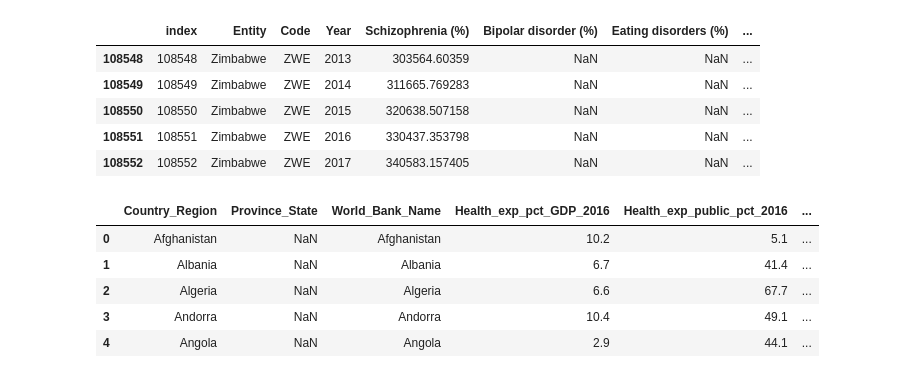
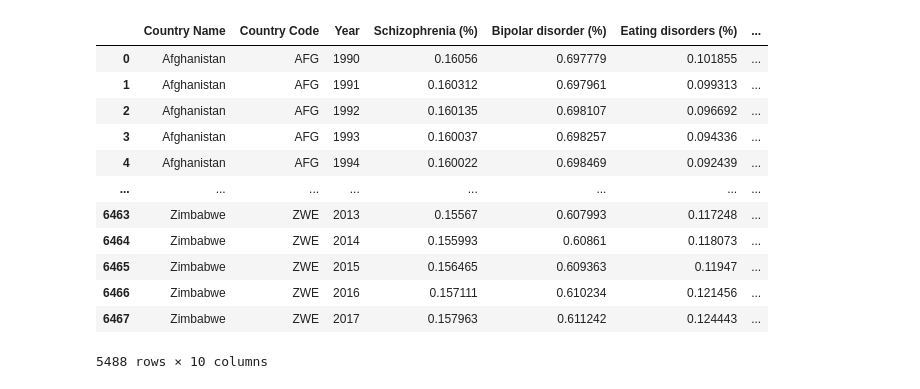
Before and after one commit to AaronCMC/Project_1, a Jupyter notebook: test.ipynb, the cells around one changed output. Drawn from its saved outputs; the diff is of its cells as text; code cells hidden in the pictures.

Commit message:
dataset updates & ACMC Test.ipynb

```diff
--- a/test.ipynb
+++ b/test.ipynb
@@ -53,18 +5,39 @@ Mental_Disorders_df.head(500)
-# %%
-Mental_Disorders_df.tail()
-# %% [output]
-|  | index | Entity | Code | Year | Schizophrenia (%) | Bipolar disorder (%) | Eating disorders (%) | ... |
-| 108548 | 108548 | Zimbabwe | ZWE | 2013 | 303564.60359 | NaN | NaN | ... |
-| 108549 | 108549 | Zimbabwe | ZWE | 2014 | 311665.769283 | NaN | NaN | ... |
-| 108550 | 108550 | Zimbabwe | ZWE | 2015 | 320638.507158 | NaN | NaN | ... |
-| 108551 | 108551 | Zimbabwe | ZWE | 2016 | 330437.353798 | NaN | NaN | ... |
-| 108552 | 108552 | Zimbabwe | ZWE | 2017 | 340583.157405 | NaN | NaN | ... |
-# %%
-World_Bank_df.head()
-# %% [output]
-|  | Country_Region | Province_State | World_Bank_Name | Health_exp_pct_GDP_2016 | Health_exp_public_pct_2016 | ... |
-| 0 | Afghanistan | NaN | Afghanistan | 10.2 | 5.1 | ... |
-| 1 | Albania | NaN | Albania | 6.7 | 41.4 | ... |
-| 2 | Algeria | NaN | Algeria | 6.6 | 67.7 | ... |
-| 3 | Andorra | NaN | Andorra | 10.4 | 49.1 | ... |
-| 4 | Angola | NaN | Angola | 2.9 | 44.1 | ... |
+# %%
+Mental_Disorders = Path("Resources/Mental health Depression disorder Data.csv")
+Mental_Disorders_OGdf = pd.read_csv(Mental_Disorders, delimiter=',')
+
+GDP_HealthExp = Path("Resources/World_Bank/HealthExpGDP%.csv")
+GDP_HealthExp_OGdf = pd.read_csv(GDP_HealthExp, delimiter=',')
+
+GDP = Path("Resources/World_Bank/GDP_USD.csv")
+GDP_OGdf = pd.read_csv(GDP, delimiter = ',')
+
+#Mental_Health = Path("Resources/Mental Health Dataset.csv")
+#Mental_Health_df = pd.read_csv(Mental_Health)
+
+#World_Bank = Path("Resources/2.12_Health_systems.csv")
+#World_Bank_df = pd.read_csv(World_Bank)
+# %%
+Mental_Disorders_df_torename = Mental_Disorders_OGdf.drop('index', axis=1)
+
+Mental_Disorders_df_torowdrop = Mental_Disorders_df_torename.rename(columns={"Entity": "Country Name", "Code": "Country Code"})
+
+Mental_Disorders_df_todropna = Mental_Disorders_df_torowdrop.iloc[0:6468]
+
+Mental_Disorders_df = Mental_Disorders_df_todropna.dropna()
+
+Mental_Disorders_df
+# %% [output]
+|  | Country Name | Country Code | Year | Schizophrenia (%) | Bipolar disorder (%) | Eating disorders (%) | ... |
+| 0 | Afghanistan | AFG | 1990 | 0.16056 | 0.697779 | 0.101855 | ... |
+| 1 | Afghanistan | AFG | 1991 | 0.160312 | 0.697961 | 0.099313 | ... |
+| 2 | Afghanistan | AFG | 1992 | 0.160135 | 0.698107 | 0.096692 | ... |
+| 3 | Afghanistan | AFG | 1993 | 0.160037 | 0.698257 | 0.094336 | ... |
+| 4 | Afghanistan | AFG | 1994 | 0.160022 | 0.698469 | 0.092439 | ... |
+| ... | ... | ... | ... | ... | ... | ... | ... |
+| 6463 | Zimbabwe | ZWE | 2013 | 0.15567 | 0.607993 | 0.117248 | ... |
+| 6464 | Zimbabwe | ZWE | 2014 | 0.155993 | 0.60861 | 0.118073 | ... |
+| 6465 | Zimbabwe | ZWE | 2015 | 0.156465 | 0.609363 | 0.11947 | ... |
+| 6466 | Zimbabwe | ZWE | 2016 | 0.157111 | 0.610234 | 0.121456 | ... |
+| 6467 | Zimbabwe | ZWE | 2017 | 0.157963 | 0.611242 | 0.124443 | ... |
+5488 rows × 10 columns
```
Also changed, not shown: parts of 9 cells of this notebook, 47 other files.
